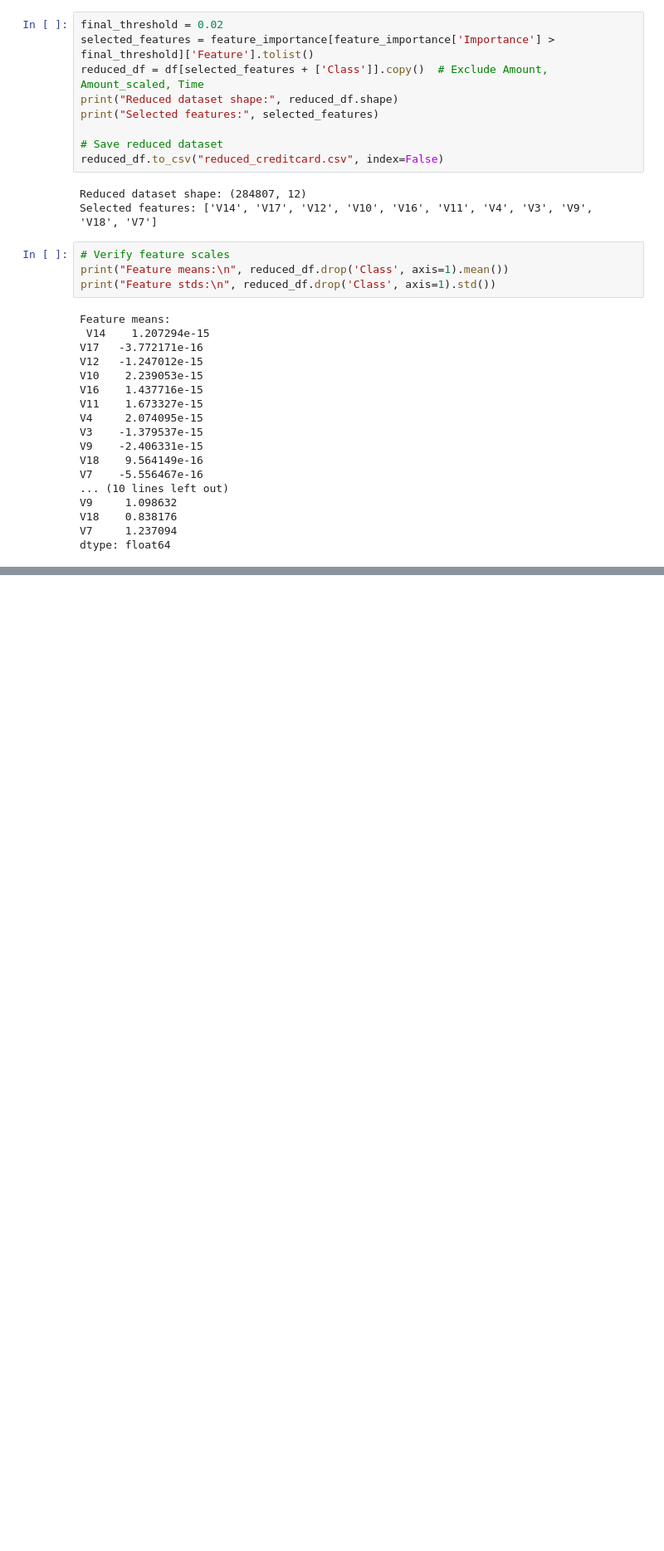
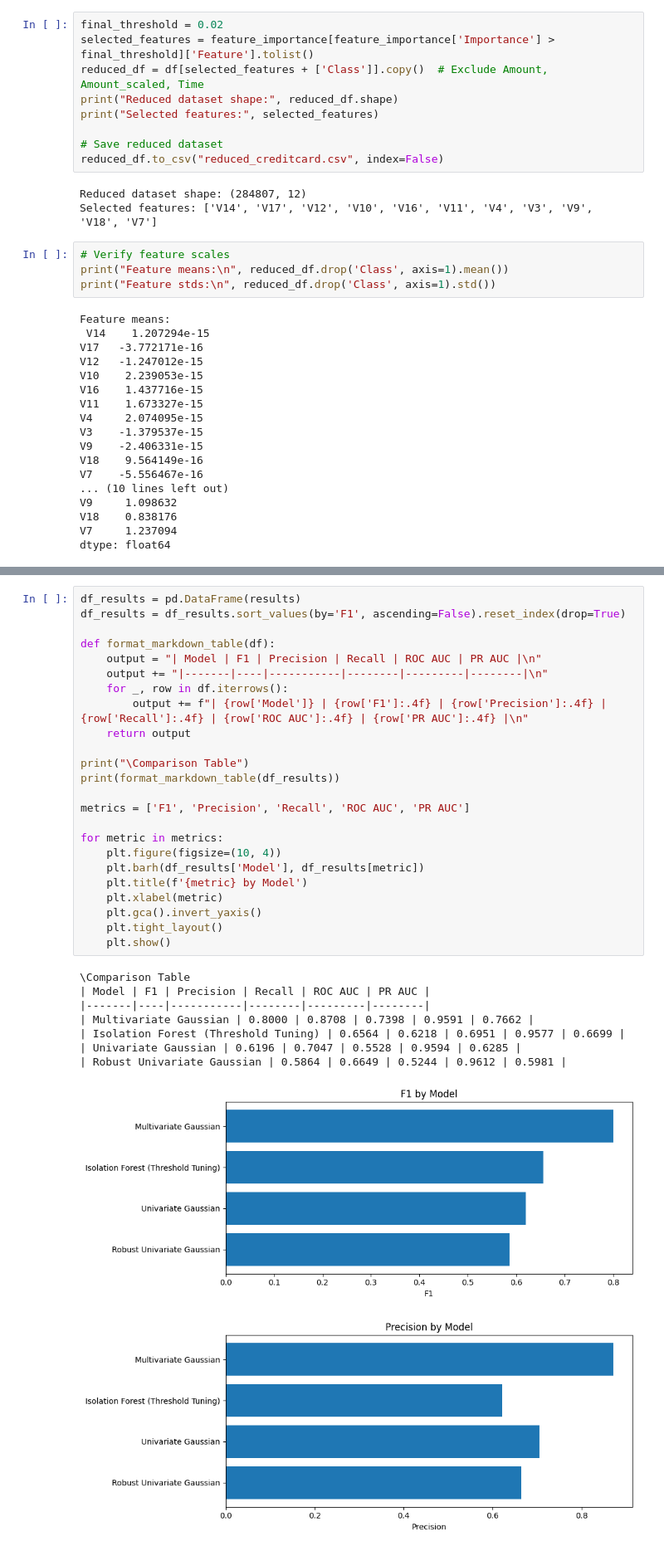
Before and after one commit to danbennett239/CI603, a Jupyter notebook: CI603_Coursework.ipynb, the cells around one changed output, grey strips where cells are left out. Shown: that part at 83% size. Saved outputs shown, nothing was run; the diff lists cells and outputs as text; blank space fills up the shorter version.

```diff
--- a/CI603_Coursework.ipynb
+++ b/CI603_Coursework.ipynb
@@ -768,0 +845,34 @@ Recall:   0.5244
+# %%
+df_results = pd.DataFrame(results)
+df_results = df_results.sort_values(by='F1', ascending=False).reset_index(drop=True)
+
+def format_markdown_table(df):
+    output = "| Model | F1 | Precision | Recall | ROC AUC | PR AUC |\n"
+    output += "|-------|----|-----------|--------|---------|--------|\n"
+    for _, row in df.iterrows():
+        output += f"| {row['Model']} | {row['F1']:.4f} | {row['Precision']:.4f} | {row['Recall']:.4f} | {row['ROC AUC']:.4f} | {row['PR AUC']:.4f} |\n"
+    return output
+
+print("\Comparison Table")
+print(format_markdown_table(df_results))
+
+metrics = ['F1', 'Precision', 'Recall', 'ROC AUC', 'PR AUC']
+
+for metric in metrics:
+    plt.figure(figsize=(10, 4))
+    plt.barh(df_results['Model'], df_results[metric])
+    plt.title(f'{metric} by Model')
+    plt.xlabel(metric)
+    plt.gca().invert_yaxis()
+    plt.tight_layout()
+    plt.show()
+# %% [output]
+\Comparison Table
+| Model | F1 | Precision | Recall | ROC AUC | PR AUC |
+|-------|----|-----------|--------|---------|--------|
+| Multivariate Gaussian | 0.8000 | 0.8708 | 0.7398 | 0.9591 | 0.7662 |
+| Isolation Forest (Threshold Tuning) | 0.6564 | 0.6218 | 0.6951 | 0.9577 | 0.6699 |
+| Univariate Gaussian | 0.6196 | 0.7047 | 0.5528 | 0.9594 | 0.6285 |
+| Robust Univariate Gaussian | 0.5864 | 0.6649 | 0.5244 | 0.9612 | 0.5981 |
+[figure, added]
+[figure, added]
```
Also changed, not shown: parts of 8 cells of this notebook.
